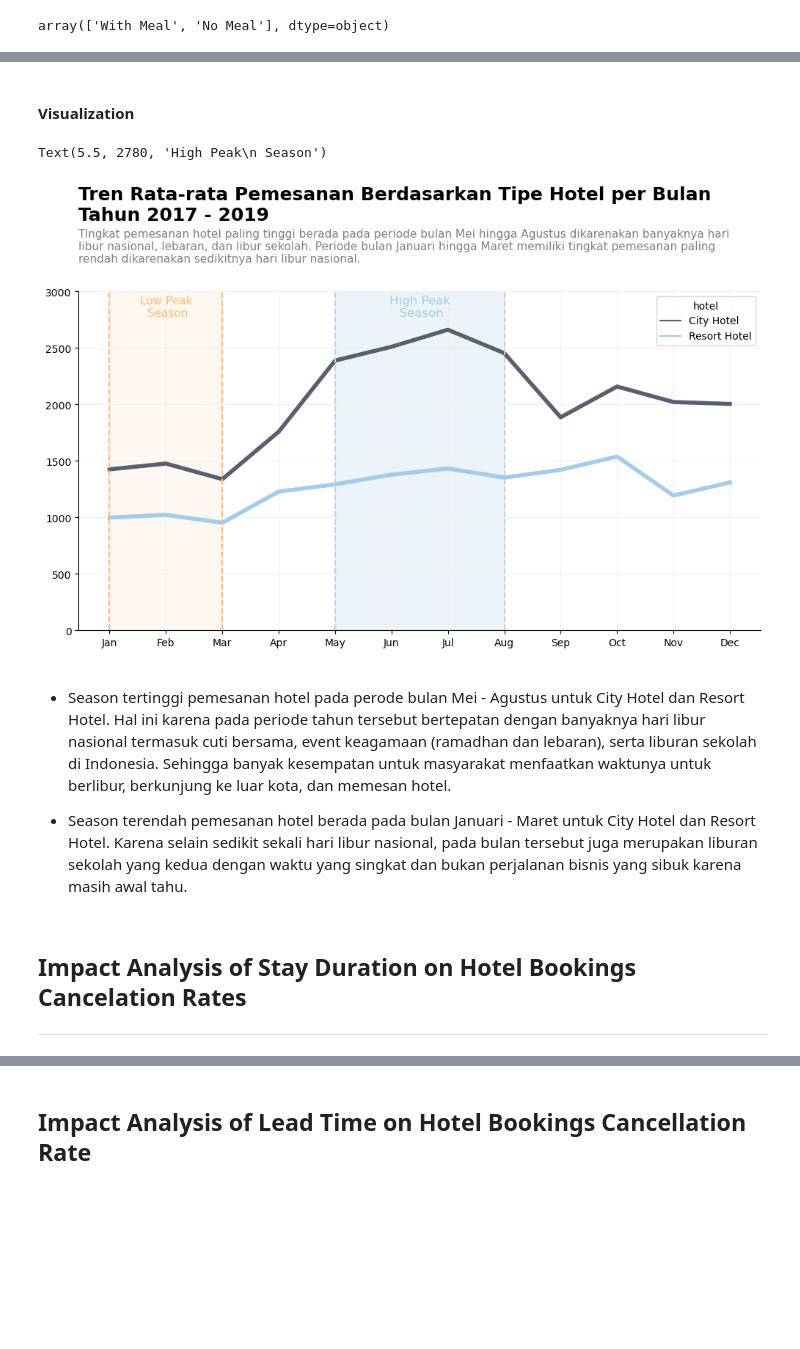
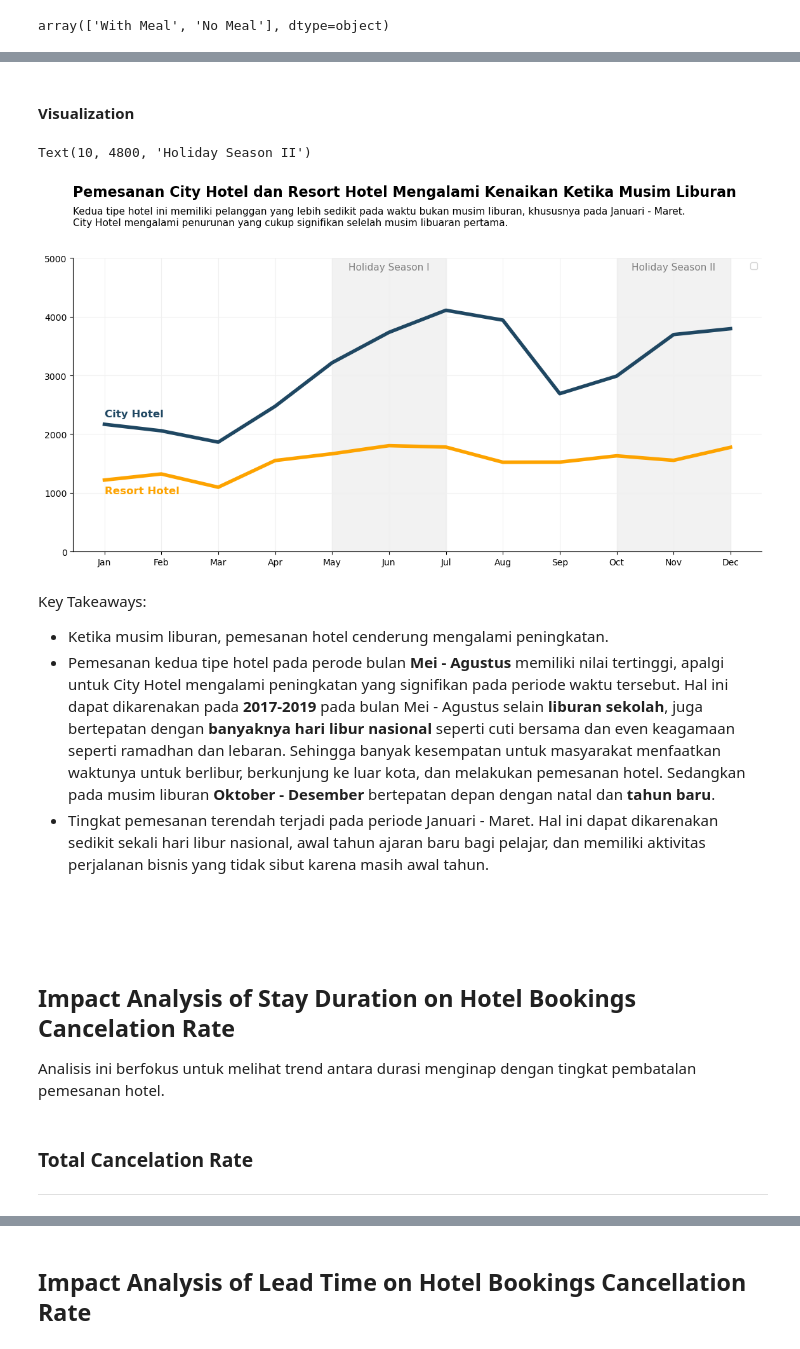
Before and after one commit to faizns/Investigate-Hotel-Business-using-Data-Visualization, a Jupyter notebook: Investigate_Hotel_Business.ipynb, the cells around one changed output, grey strips where cells are left out. Cells and saved outputs as stored; diff of their text form; code cells hidden in the pictures; blank space fills up the shorter version.

```diff
--- a/Investigate_Hotel_Business.ipynb
+++ b/Investigate_Hotel_Business.ipynb
@@ -338,4 +345,0 @@ index_child_babies = df_clean[(df_clean['children'] == 10) | (df_clean['babies']
-# %%
-# drop
-df_clean.drop(index = index_child_babies.index, inplace=True)
-index_child_babies.shape[0]
@@ -358,4 +345,0 @@ index_stay = df_clean[(df_clean['stays_in_weekend_nights'] == 0) & (df_clean['st
-# %%
-# drop
-df_clean.drop(index = index_stay.index, inplace=True)
-index_stay.shape[0]
@@ -377,4 +386,4 @@ df_clean.to_csv('hotel_bookings_cleaned.csv', index=False)
 # %%
 # read dataset yang telah dibersihkan sebelumnya
-df_c = pd.read_csv('hotel_bookings_cleaned.csv')
+df_c = df_clean.copy()
 # %% [markdown]
@@ -492,8 +481,8 @@ monthly_booking
 # %%
-# mengurutkan bulan
+months = ['Jan', 'Feb', 'Mar', 'Apr', 'May', 'Jun', 'Jul', 'Aug', 'Sep', 'Oct', 'Nov', 'Dec']
+#---------------------------------------------------------------------------------------------
 monthly_booking['month'] = monthly_booking['arrival_date_month'].str[:3]
-monthly_booking['month'] = pd.Categorical(monthly_booking['month'],
-                                          categories=['Jan', 'Feb', 'Mar', 'Apr', 'May', 'Jun', 'Jul', 'Aug', 'Sep', 'Oct', 'Nov', 'Dec'])
+monthly_booking['month'] = pd.Categorical(monthly_booking['month'], categories=months)
 monthly_booking.sort_values('month')
 # %% [output]
 |  | hotel | arrival_date_month | nunique | count | average | month |
@@ -516,48 +505,58 @@ monthly_booking.sort_values('month')
 # %% [markdown]
-#### **Visualization**
+#### Visualization
 # %%
-# membuat visualisasi data
-
 plt.style.use('default')
 fig, ax = plt.subplots()
-fig.set_size_inches(12,6)
-
+fig.set_size_inches(14,6)
 ax.spines["top"].set_visible(False)
 ax.spines["right"].set_visible(False)
 
+# -----------------------------------------------------------------------------------------------------------------------------
 # membuat plot
-sns.lineplot(x='month', y='average', hue='hotel', data= monthly_booking, palette=['#57606c', '#a3cce9'], linewidth=4)
+sns.lineplot(x='month', y='average', hue='hotel', data= monthly_booking, palette=['#1f4762', '#fda300'], linewidth=4)
 plt.grid(color='#f0f0f0')
-plt.ylim(0,3000)
+plt.ylim(0,5000)
 
+# -----------------------------------------------------------------------------------------------------------------------------
 # mengatur label
 plt.tick_params(axis='both', which='major', labelsize=10)
 plt.ylabel('')
 plt.xlabel('')
 
+# -----------------------------------------------------------------------------------------------------------------------------
+# legend
+plt.legend([])
+plt.text(x=0, y=2300, s='City Hotel', fontsize=12, color='#1f4762', ha='left', fontweight='bold')
+plt.text(x=0, y=990, s='Resort Hotel', fontsize=12, color='#fda300', ha='left', fontweight='bold')
+
+# -----------------------------------------------------------------------------------------------------------------------------
 # menambahkan judul dan deskripsi
-plt.title('Tren Rata-rata Pemesanan Berdasarkan Tipe Hotel per Bulan \nTahun 2017 - 2019', fontsize=18, pad=70, loc='left',fontweight='bold')
-plt.text(y = 3400, x = -0.55, s = 'Tingkat pemesanan hotel paling tinggi berada pada periode bulan Mei hingga Agustus dikarenakan banyaknya hari \nlibur nasional, lebaran, dan libur sekolah. Periode bulan Januari hingga Maret memiliki tingkat pemesanan paling \nrendah dikarenakan sedikitnya hari libur nasional.',
-         ha='left', va='center', color = 'grey', size=11)
+plt.title('Pemesanan City Hotel dan Resort Hotel Mengalami Kenaikan Ketika Musim Liburan', fontsize=16, pad=70, loc='left',fontweight='bold')
+plt.text(y = 5700, x = -0.55, s = 'Kedua tipe hotel ini memiliki pelanggan yang lebih sedikit pada waktu bukan musim liburan, khususnya pada Januari - Maret. \nCity Hotel mengalami penurunan yang cukup signifikan selelah musim libuaran pertama.',
+         ha='left', va='center', size=11)
+
+# -----------------------------------------------------------------------------------------------------------------------------
+#set holiday season I
+plt.stackplot([4, 5, 6], [5000], color='grey', alpha=0.1)
+plt.text(x=5, y=4800, s='Holiday Season I', fontsize=11, color='grey', ha='center')
 
 #set holiday season
-plt.axvline(x=0, color='#ffbc79', ls='--')
-plt.axvline(x=2, color='#ffbc79', ls='--')
-plt.stackplot([0, 1, 2], [3000], color='#ffbc79', alpha=0.1)
-plt.text(x=1, y=2780, s='Low Peak\n Season', fontsize=11, color='#ffbc79', ha='center')
-
-#set holiday season
-plt.axvline(x=4, color='#c8d0d9', ls='--')
-plt.axvline(x=7, color='#c8d0d9', ls='--')
-plt.stackplot([4, 5, 6, 7], [3000], color='#a3cce9', alpha=0.2)
-plt.text(x=5.5, y=2780, s='High Peak\n Season', fontsize=12, color='#a3cce9', ha='center')
+plt.stackplot([9, 10, 11], [5000], color='grey', alpha=0.1)
+plt.text(x=10, y=4800, s='Holiday Season II', fontsize=11, color='grey', ha='center')
 # %% [output]
-Text(5.5, 2780, 'High Peak\n Season')
+Text(10, 4800, 'Holiday Season II')
-[figure, old version]
+[figure, new version]
 # %% [markdown]
-- Season tertinggi pemesanan hotel pada perode bulan Mei - Agustus untuk City Hotel dan Resort Hotel. Hal ini karena pada periode tahun tersebut bertepatan dengan banyaknya hari libur nasional termasuk cuti bersama, event keagamaan (ramadhan dan lebaran), serta liburan sekolah di Indonesia. Sehingga banyak kesempatan untuk masyarakat menfaatkan waktunya untuk berlibur, berkunjung ke luar kota, dan memesan hotel.
-
-- Season terendah pemesanan hotel berada pada bulan Januari - Maret untuk City Hotel dan Resort Hotel. Karena selain sedikit sekali hari libur nasional, pada bulan tersebut juga merupakan liburan sekolah yang kedua dengan waktu yang singkat dan bukan perjalanan bisnis yang sibuk karena masih awal tahu.
+Key Takeaways:
+- Ketika musim liburan, pemesanan hotel cenderung mengalami peningkatan.
+- Pemesanan kedua tipe hotel pada perode bulan **Mei - Agustus** memiliki nilai tertinggi, apalgi untuk City Hotel mengalami peningkatan yang signifikan pada periode waktu tersebut. Hal ini dapat dikarenakan pada **2017-2019** pada bulan Mei - Agustus selain **liburan sekolah**, juga bertepatan dengan **banyaknya hari libur nasional** seperti cuti bersama dan even keagamaan seperti ramadhan dan lebaran. Sehingga banyak kesempatan untuk masyarakat menfaatkan waktunya untuk berlibur, berkunjung ke luar kota, dan melakukan pemesanan hotel. Sedangkan pada musim liburan **Oktober - Desember** bertepatan depan dengan natal dan **tahun baru**.
+- Tingkat pemesanan terendah terjadi pada periode Januari - Maret. Hal ini dapat dikarenakan sedikit sekali hari libur nasional, awal tahun ajaran baru bagi pelajar, dan memiliki aktivitas perjalanan bisnis yang tidak sibut karena masih awal tahun.
+# %% [markdown]
+ <br>
+ <br>
 # %% [markdown]
-## **Impact Analysis of Stay Duration on Hotel Bookings Cancelation Rates**
----
+## **Impact Analysis of Stay Duration on Hotel Bookings Cancelation Rate**
+Analisis ini berfokus untuk melihat trend antara durasi menginap dengan tingkat pembatalan pemesanan hotel.
+# %% [markdown]
+### Total Cancelation Rate
+---
```
Also changed, not shown: parts of 141 cells of this notebook.
